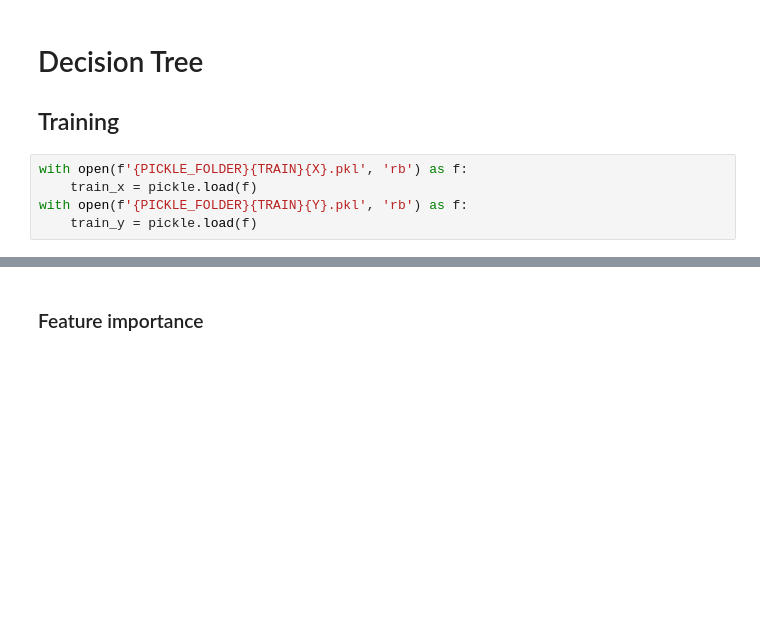
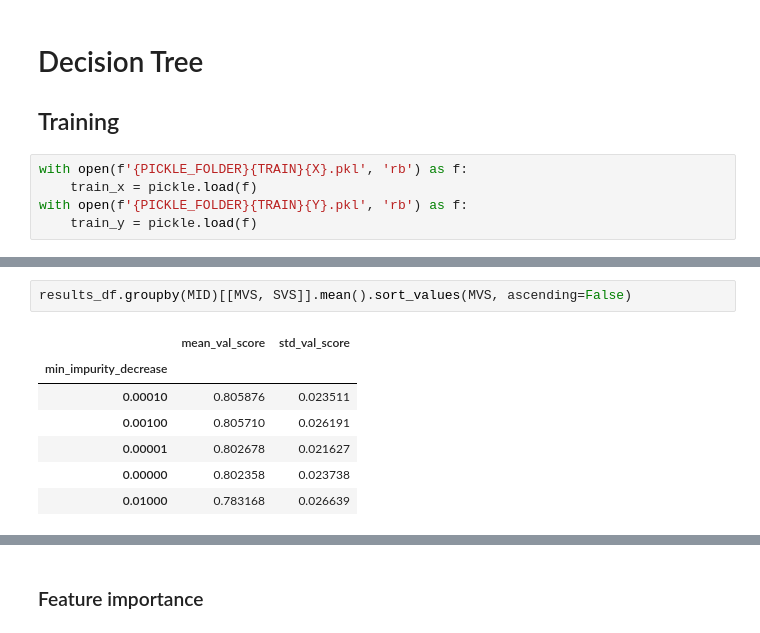
Before and after one commit to frankpietro/dm-project, a Jupyter notebook: DM_DonatiFrancaviglia_TASK3/decision_tree.ipynb, the cells around one changed output, grey strips where cells are left out. Cells and saved outputs as stored; diff of their text form; blank space fills up the shorter version.

```diff
--- a/DM_DonatiFrancaviglia_TASK3/decision_tree.ipynb
+++ b/DM_DonatiFrancaviglia_TASK3/decision_tree.ipynb
@@ -61,0 +62,10 @@ decision_tree_results_df.groupby(CRT)[[MVS, SVS]].mean()
+# %%
+results_df.groupby(MID)[[MVS, SVS]].mean().sort_values(MVS, ascending=False)
+# %% [output]
+|  | mean_val_score | std_val_score |
+| min_impurity_decrease |  |  |
+| 0.00010 | 0.805876 | 0.023511 |
+| 0.00100 | 0.805710 | 0.026191 |
+| 0.00001 | 0.802678 | 0.021627 |
+| 0.00000 | 0.802358 | 0.023738 |
+| 0.01000 | 0.783168 | 0.026639 |
```
Also changed, not shown: parts of 8 cells of this notebook, 4 other files.
